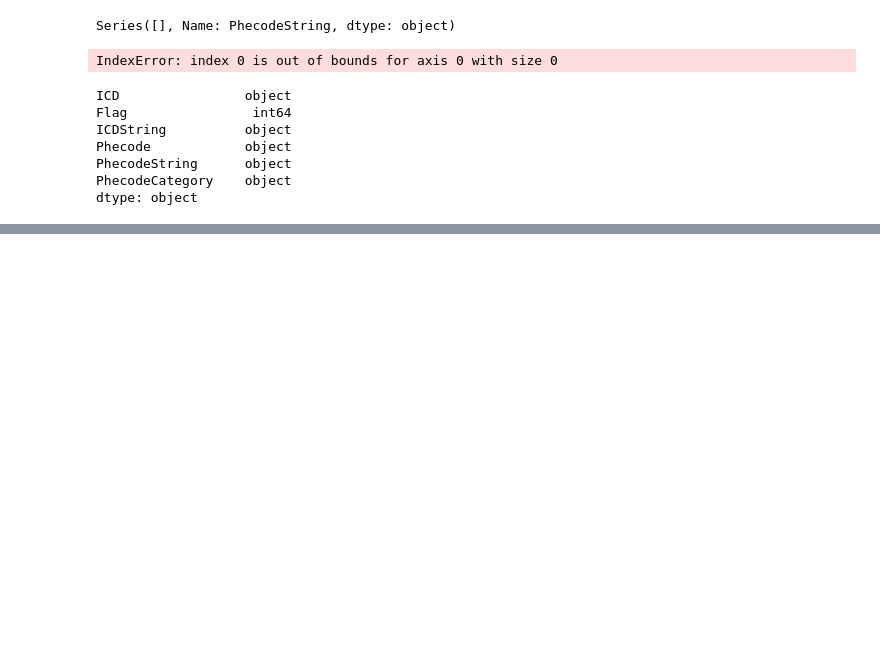
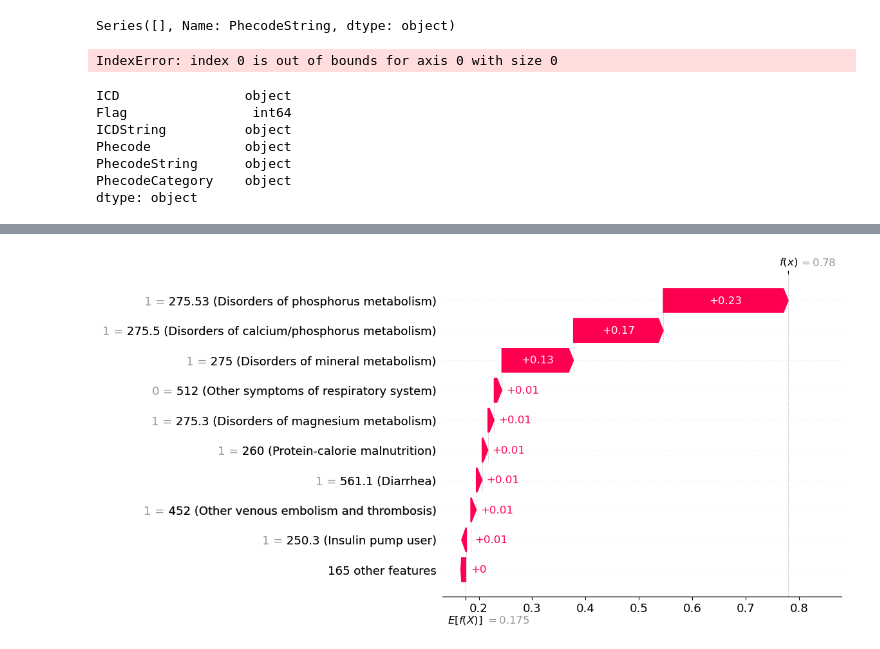
Before and after one commit to dayibian/PheMINE, a Jupyter notebook: notebooks/hpp.ipynb, the cells around one changed output, grey strips where cells are left out. Cells and saved outputs as stored; diff of their text form; code cells hidden in the pictures; blank space fills up the shorter version.

```diff
--- a/notebooks/hpp.ipynb
+++ b/notebooks/hpp.ipynb
@@ -390,0 +469,8 @@ dtype: object
+# %%
+import sys
+sys.path.append('../src')
+from pheML_develop import interpret_model
+from pathlib import Path
+interpret_model(rf_model, data, 'R200029723', phecode_map, Path('../results'), 'test', show=True)
+# %% [output]
+[figure, added]
```
Also changed, not shown: parts of 12 cells of this notebook, 4 other files.
